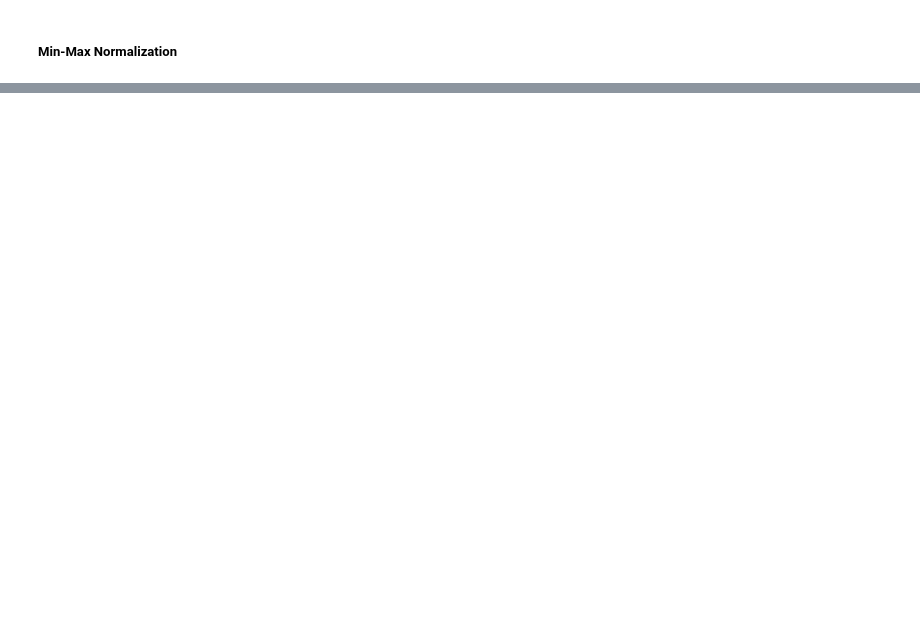
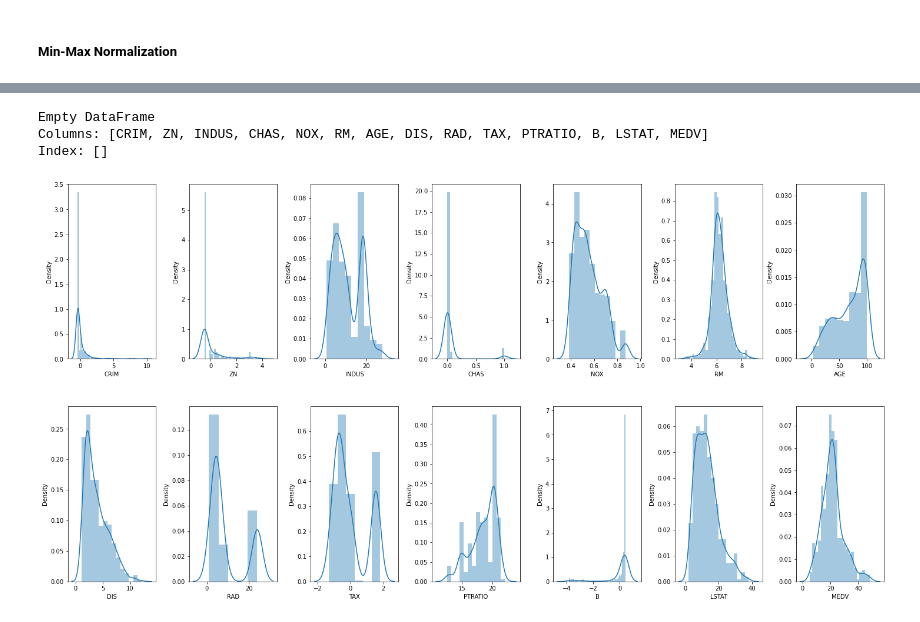
Before and after one commit to Keshtech2002/Regression_ML_projects, a Jupyter notebook: Boston_Housing_Prices_Dataset/Housing_EDA.ipynb, the cells around one changed output, grey strips where cells are left out. Drawn from its saved outputs; the diff is of its cells as text; code cells hidden in the pictures; blank space fills up the shorter version.

```diff
--- a/Boston_Housing_Prices_Dataset/Housing_EDA.ipynb
+++ b/Boston_Housing_Prices_Dataset/Housing_EDA.ipynb
@@ -177,0 +256,8 @@ KeyError: 'CRIM'
+# %%
+# standardization
+scalar = preprocessing.StandardScaler()
+
+# fit data
+scaled_cols = scalar.fit_transform(housing_df[norm_cols])
+scaled_cols = pd.DataFrame(scaled_cols, columns=norm_cols)
+scaled_cols.head()
@@ -177,0 +271,4 @@ KeyError: 'CRIM'
+# %%
+# Replace the housing_df of the columns with the standardized columns
+for norm_col in norm_cols:
+    housing_df[norm_col] = scaled_cols[norm_col]
@@ -177,0 +313,20 @@ KeyError: 'CRIM'
+# %%
+a = housing_df.loc[housing_df['CRIM'] == -0.420402]
+print(a)
+# %% [output]
+Empty DataFrame
+Columns: [CRIM, ZN, INDUS, CHAS, NOX, RM, AGE, DIS, RAD, TAX, PTRATIO, B, LSTAT, MEDV]
+Index: []
+# %%
+fig, ax = plt.subplots(ncols=7, nrows=2, figsize=(20, 10))
+index = 0
+ax = ax.flatten()
+
+for col in housing_df.columns:
+    sns.distplot(housing_df[col].values, ax=ax[index])
+    ax[index].set(xlabel=col)
+    index += 1
+
+plt.tight_layout(pad=0.5, w_pad=0.7, h_pad=5.0)
+# %% [output]
+[figure, added]
```
Also changed, not shown: parts of 31 cells of this notebook.
